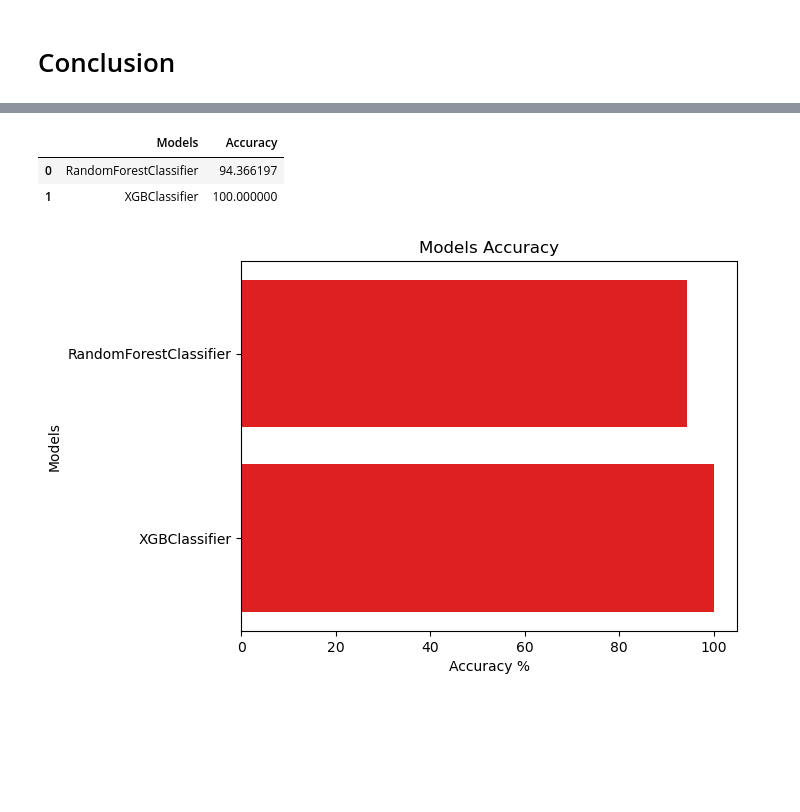
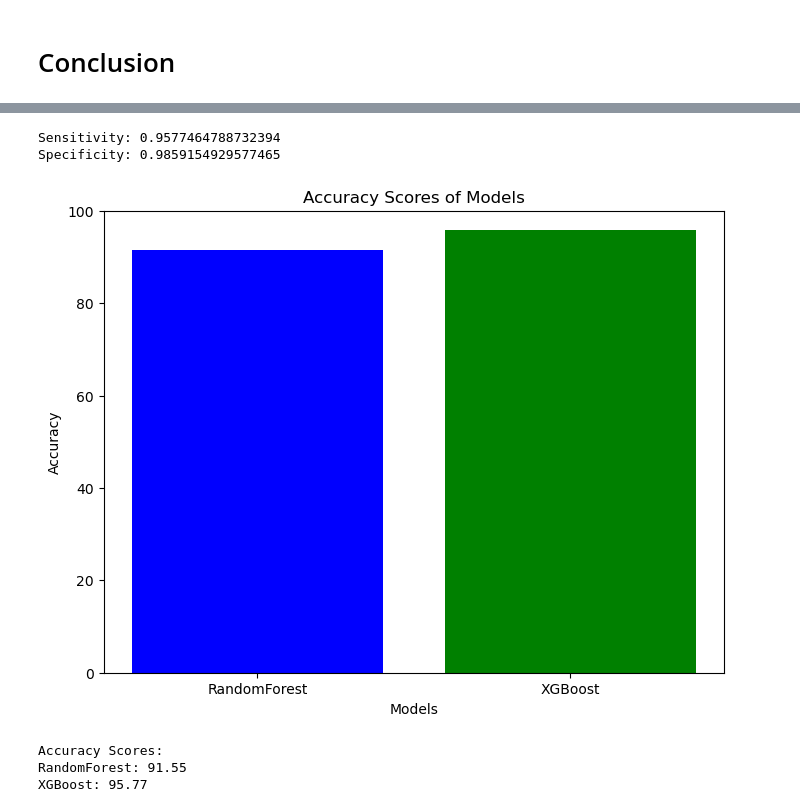
Before and after one commit to erensglm/CancerPrediction, a Jupyter notebook: CancerPrediction.ipynb, the cells around one changed output, grey strips where cells are left out. Cells and saved outputs as stored; diff of their text form; code cells hidden in the pictures; blank space fills up the shorter version.

```diff
--- a/CancerPrediction.ipynb
+++ b/CancerPrediction.ipynb
@@ -289,11 +272,42 @@ XGBClassifier
-# %%
-sns.barplot(x='Accuracy', y='Models', data=results, color='r')
-plt.xlabel('Accuracy %')
-plt.title('Models Accuracy');
-
-results
-# %% [output]
-|  | Models | Accuracy |
-| 0 | RandomForestClassifier | 94.366197 |
-| 1 | XGBClassifier | 100.000000 |
-[figure, removed]
+# %%
+sensitivity, specificity, _ = sensitivity_specificity_support(y_test, y_pred, average='micro')
+print("Sensitivity:", sensitivity)
+print("Specificity:", specificity)
+# %% [output]
+Sensitivity: 0.9577464788732394
+Specificity: 0.9859154929577465
+# %%
+import pandas as pd
+import matplotlib.pyplot as plt
+
+def plot_and_print_accuracy_scores(model_names, accuracy_scores):
+    # Doğruluk skorlarını içeren bir veri çerçevesi oluşturun
+    accuracy_df = pd.DataFrame({
+        'Models': model_names,
+        'Accuracy': accuracy_scores
+    })
+
+    # Çubuk grafiğini oluşturun
+    plt.figure(figsize=(8, 6))
+    plt.bar(accuracy_df['Models'], accuracy_df['Accuracy'], color=['blue', 'green'])
+    plt.xlabel('Models')
+    plt.ylabel('Accuracy')
+    plt.title('Accuracy Scores of Models')
+    plt.ylim(0, 100)
+    plt.show()
+
+    # Skorları ekrana yazdır
+    print("Accuracy Scores:")
+    for model, score in zip(model_names, accuracy_scores):
+        print(f"{model}: {score}")
+
+# Örnek model isimleri ve skorları
+model_names = ['RandomForest', 'XGBoost']
+
+# Fonksiyonu çağırarak çubuk grafiğini oluşturun ve skorları yazdırın
+plot_and_print_accuracy_scores(model_names, accuracy_scores)
+# %% [output]
+[figure, added]
+Accuracy Scores:
+RandomForest: 91.55
+XGBoost: 95.77
```
Also changed, not shown: parts of 29 cells of this notebook.
